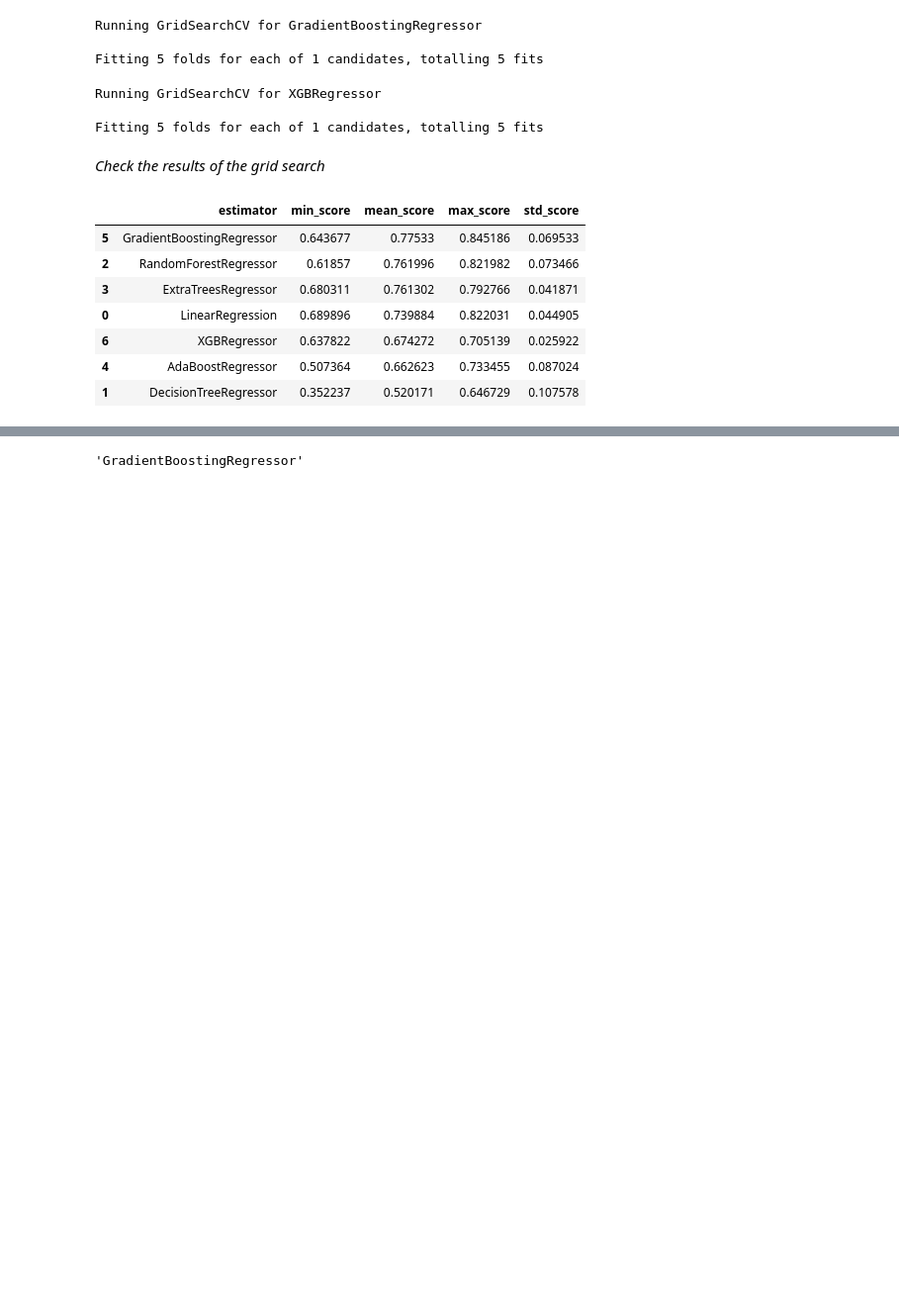
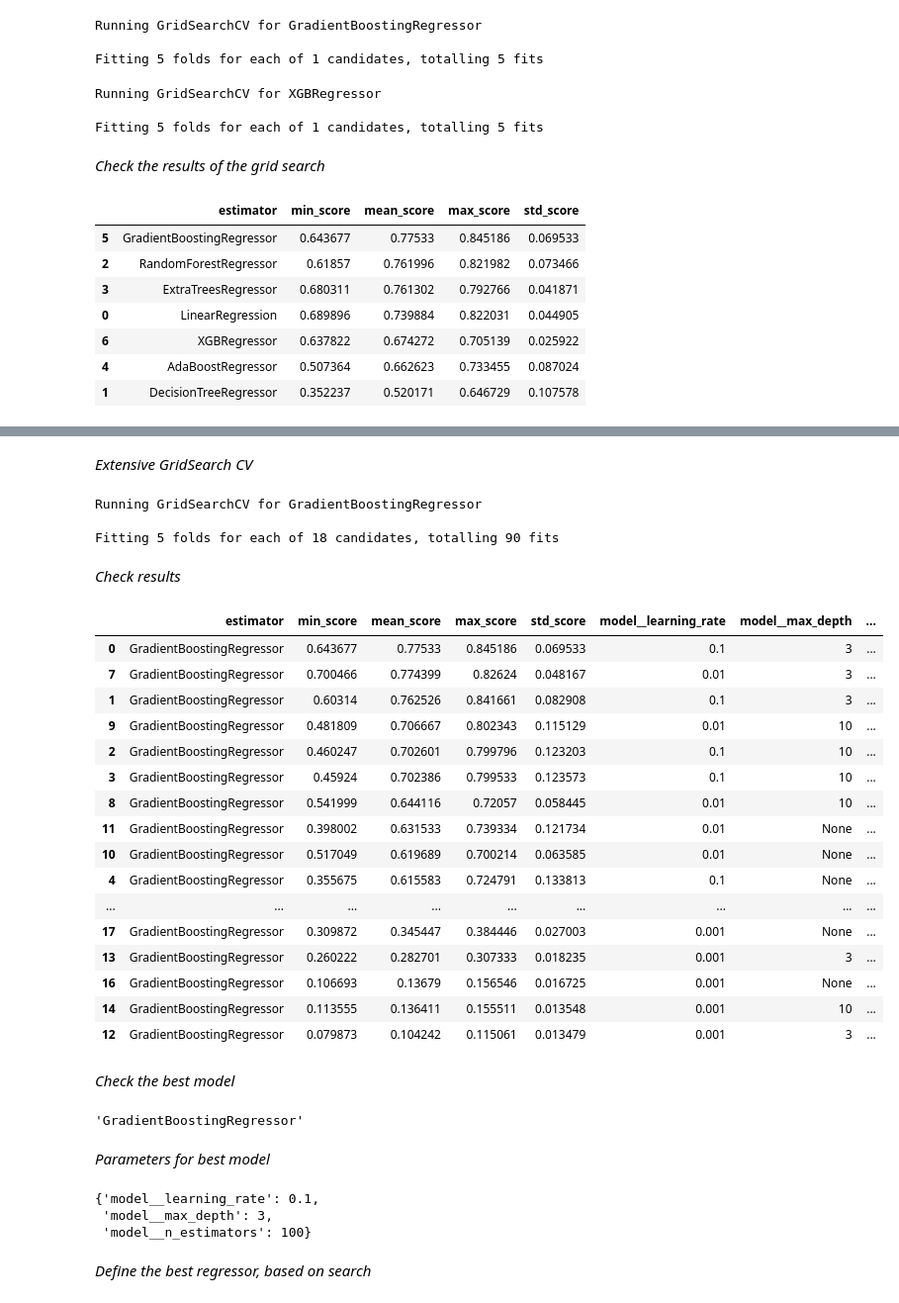
Before and after one commit to blackcatten/Heritage-Housing-project--Predictive-Analytics, a Jupyter notebook: jupyter_notebooks/05_ModelingandEvaluation-Predict.ipynb, the cells around one changed output, grey strips where cells are left out. Shown at 99% size. Cells and saved outputs as stored; diff of their text form; code cells hidden in the pictures; blank space fills up the shorter version.

Commit message:
extensive search for modeling and evaluation

```diff
--- a/jupyter_notebooks/05_ModelingandEvaluation-Predict.ipynb
+++ b/jupyter_notebooks/05_ModelingandEvaluation-Predict.ipynb
@@ -265,5 +268,68 @@ grid_search_summary
+# %%
+models_search = {
+    "GradientBoostingRegressor": GradientBoostingRegressor(random_state=0),
+}
+
+# documentation to help on hyperparameter list:
+# https://scikit-learn.org/stable/modules/generated/sklearn.ensemble.GradientBoostingRegressor.html
+
+# We will not conduct an extensive search, since the focus
+# is on how to combine all knowledge in an applied project.
+# In a workplace project, you may consider more hyperparameters and spend more time in this step
+
+params_search = {
+    "GradientBoostingRegressor": {
+        'model__n_estimators': [100,300],
+        'model__learning_rate': [1e-1,1e-2,1e-3],
+        'model__max_depth': [3,10,None],
+    }
+}
+# %% [markdown]
+*Extensive GridSearch CV*
+# %%
+search = HyperparameterOptimizationSearch(models=models_search, params=params_search)
+search.fit(X_train, y_train, scoring = 'r2', n_jobs=-1, cv=5)
+# %% [output]
+Running GridSearchCV for GradientBoostingRegressor
+
+Fitting 5 folds for each of 18 candidates, totalling 90 fits
+# %% [markdown]
+*Check results*
+# %%
+grid_search_summary, grid_search_pipelines = search.score_summary(sort_by='mean_score')
+grid_search_summary
+# %% [output]
+|  | estimator | min_score | mean_score | max_score | std_score | model__learning_rate | model__max_depth | ... |
+| 0 | GradientBoostingRegressor | 0.643677 | 0.77533 | 0.845186 | 0.069533 | 0.1 | 3 | ... |
+| 7 | GradientBoostingRegressor | 0.700466 | 0.774399 | 0.82624 | 0.048167 | 0.01 | 3 | ... |
+| 1 | GradientBoostingRegressor | 0.60314 | 0.762526 | 0.841661 | 0.082908 | 0.1 | 3 | ... |
+| 9 | GradientBoostingRegressor | 0.481809 | 0.706667 | 0.802343 | 0.115129 | 0.01 | 10 | ... |
+| 2 | GradientBoostingRegressor | 0.460247 | 0.702601 | 0.799796 | 0.123203 | 0.1 | 10 | ... |
+| 3 | GradientBoostingRegressor | 0.45924 | 0.702386 | 0.799533 | 0.123573 | 0.1 | 10 | ... |
+| 8 | GradientBoostingRegressor | 0.541999 | 0.644116 | 0.72057 | 0.058445 | 0.01 | 10 | ... |
+| 11 | GradientBoostingRegressor | 0.398002 | 0.631533 | 0.739334 | 0.121734 | 0.01 | None | ... |
+| 10 | GradientBoostingRegressor | 0.517049 | 0.619689 | 0.700214 | 0.063585 | 0.01 | None | ... |
+| 4 | GradientBoostingRegressor | 0.355675 | 0.615583 | 0.724791 | 0.133813 | 0.1 | None | ... |
+| ... | ... | ... | ... | ... | ... | ... | ... | ... |
+| 17 | GradientBoostingRegressor | 0.309872 | 0.345447 | 0.384446 | 0.027003 | 0.001 | None | ... |
+| 13 | GradientBoostingRegressor | 0.260222 | 0.282701 | 0.307333 | 0.018235 | 0.001 | 3 | ... |
+| 16 | GradientBoostingRegressor | 0.106693 | 0.13679 | 0.156546 | 0.016725 | 0.001 | None | ... |
+| 14 | GradientBoostingRegressor | 0.113555 | 0.136411 | 0.155511 | 0.013548 | 0.001 | 10 | ... |
+| 12 | GradientBoostingRegressor | 0.079873 | 0.104242 | 0.115061 | 0.013479 | 0.001 | 3 | ... |
+# %% [markdown]
+*Check the best model*
 # %%
 best_model = grid_search_summary.iloc[0, 0]
 best_model
 # %% [output]
 'GradientBoostingRegressor'
+# %% [markdown]
+*Parameters for best model*
+# %%
+grid_search_pipelines[best_model].best_params_
+# %% [output]
+{'model__learning_rate': 0.1,
+ 'model__max_depth': 3,
+ 'model__n_estimators': 100}
+# %% [markdown]
+*Define the best regressor, based on search*
```
Also changed, not shown: parts of 2 cells of this notebook.
